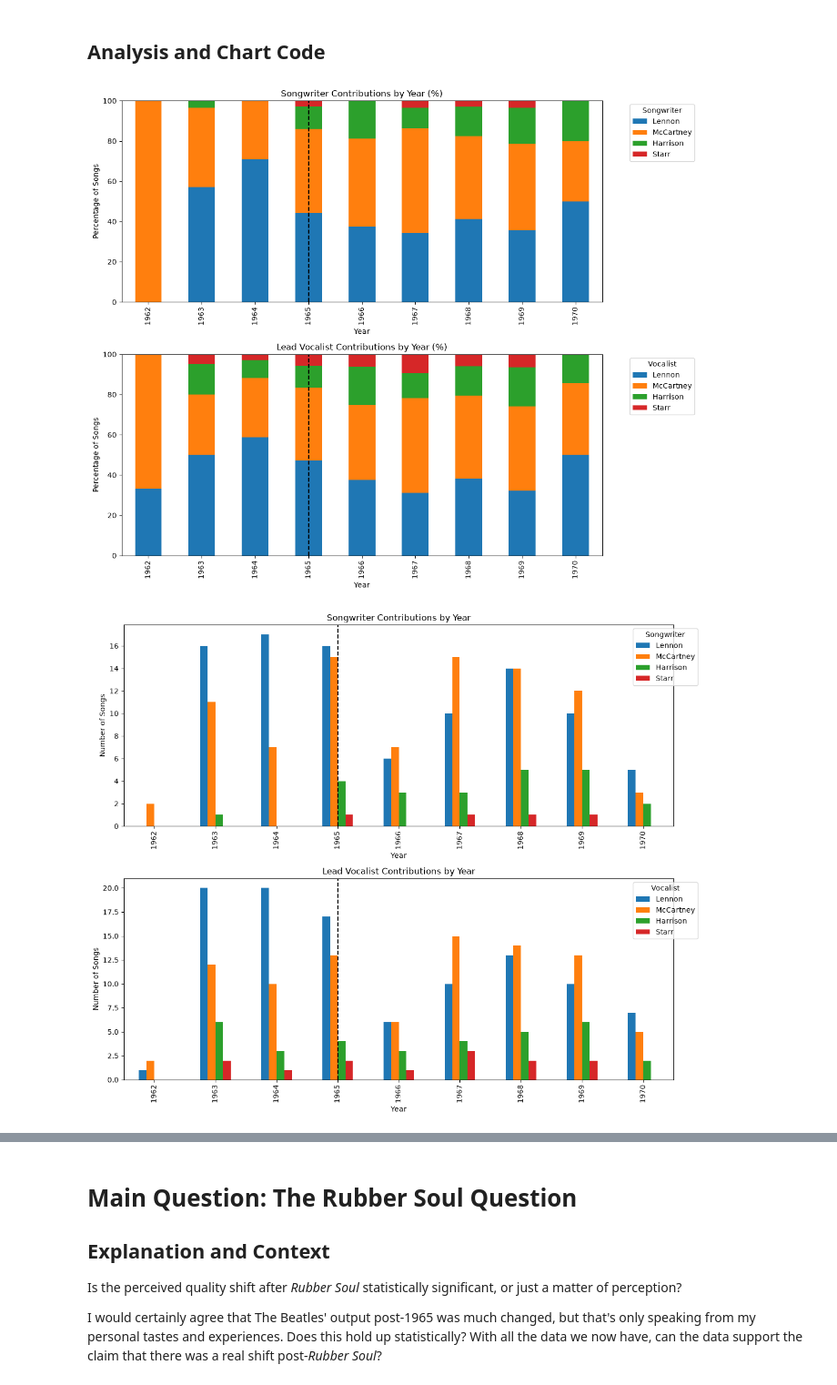
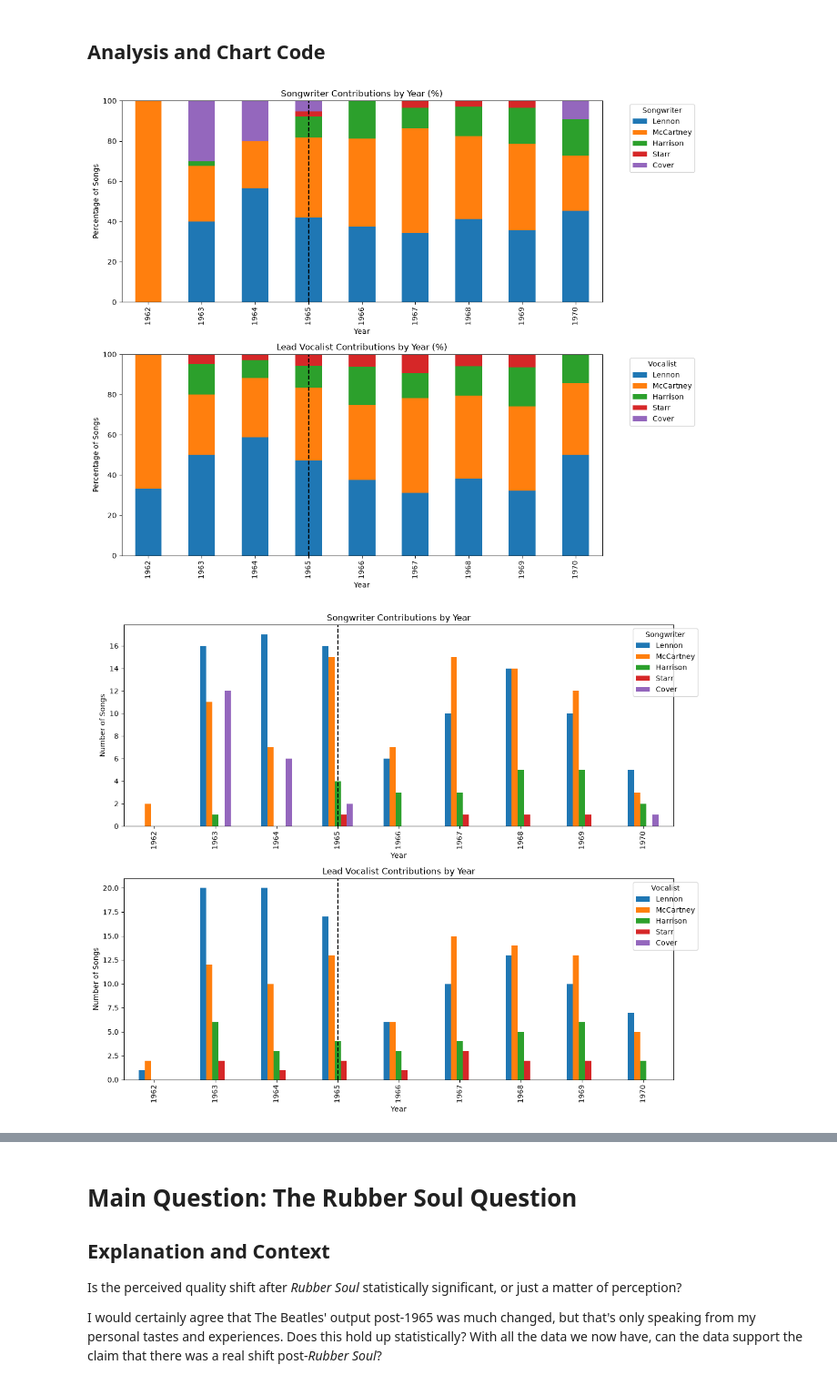
Before and after one commit to Trisolis/Beatles-Analysis, a Jupyter notebook: Analysis.ipynb, the cells around one changed output, grey strips where cells are left out. Shown at 91% size. Saved outputs shown, nothing was run; the diff lists cells and outputs as text; code cells hidden in the pictures.

```diff
--- a/Analysis.ipynb
+++ b/Analysis.ipynb
@@ -314,7 +317,7 @@ One of the most interesting facts about The Beatles is that every member has com
 ## Analysis and Chart Code
 # %%
 # Stacked area chart showing proportion of songs credited to either Lennon, McCartney, Harrison, or Starr by year
-beatles = ['Lennon', 'McCartney', 'Harrison', 'Starr']
+beatles = ['Lennon', 'McCartney', 'Harrison', 'Starr', 'Cover']
 
 for beatle in beatles:
     df[beatle + '_writer'] = df['Songwriter'].apply(lambda x: 1 if beatle in str(x) else 0)
@@ -332,34 +335,34 @@ songwriter_contributions = df.groupby('Year')[writer_cols].sum()
 songwriter_contributions = songwriter_contributions.div(songwriter_contributions.sum(axis=1), axis=0) * 100
 
 vocalist_contributions = df.groupby('Year')[vocal_cols].sum()
 vocalist_contributions = vocalist_contributions.div(vocalist_contributions.sum(axis=1), axis=0) * 100
 
 # Rename columns for cleaner legend
 songwriter_contributions.columns = beatles
 vocalist_contributions.columns = beatles
 
 # Plot both graphs out
 fig, (ax1, ax2) = plt.subplots(2, 1, figsize=(12, 10))
 
 # Add/modify labels and title, add vertical line
 songwriter_contributions.plot(kind='bar', stacked=True, ax=ax1)
 ax1.set_title('Songwriter Contributions by Year (%)')
 ax1.set_xlabel('Year')
 ax1.set_ylabel('Percentage of Songs')
 ax1.legend(title='Songwriter', bbox_to_anchor=(1.05, 1))
 ax1.axvline(x=list(songwriter_contributions.index).index(1965), color='black', linestyle='--', label='Rubber Soul (1965)')
 
 vocalist_contributions.plot(kind='bar', stacked=True, ax=ax2)
 ax2.set_title('Lead Vocalist Contributions by Year (%)')
 ax2.set_xlabel('Year')
 ax2.set_ylabel('Percentage of Songs')
 ax2.legend(title='Vocalist', bbox_to_anchor=(1.05, 1))
 ax2.axvline(x=list(vocalist_contributions.index).index(1965), color='black', linestyle='--', label='Rubber Soul (1965)')
 
 plt.tight_layout()
 plt.show()
 # %% [output]
-[figure, old version]
+[figure, new version]
 # %%
 # Grouped bar chart showing number of songs credited to either Lennon, McCartney, Harrison, or Starr by year
 # Group by year and keep as raw number
@@ -390,7 +393,7 @@ ax2.axvline(x=list(vocalist_contributions.index).index(1965), color='black', lin
 plt.tight_layout()
 plt.show()
 # %% [output]
-[figure, old version]
+[figure, new version]
 # %% [markdown]
 ## Observations and Conclusions
 Both charts show some pretty interesting data.
```
Also changed, not shown: parts of 8 cells of this notebook, 1 other file.
